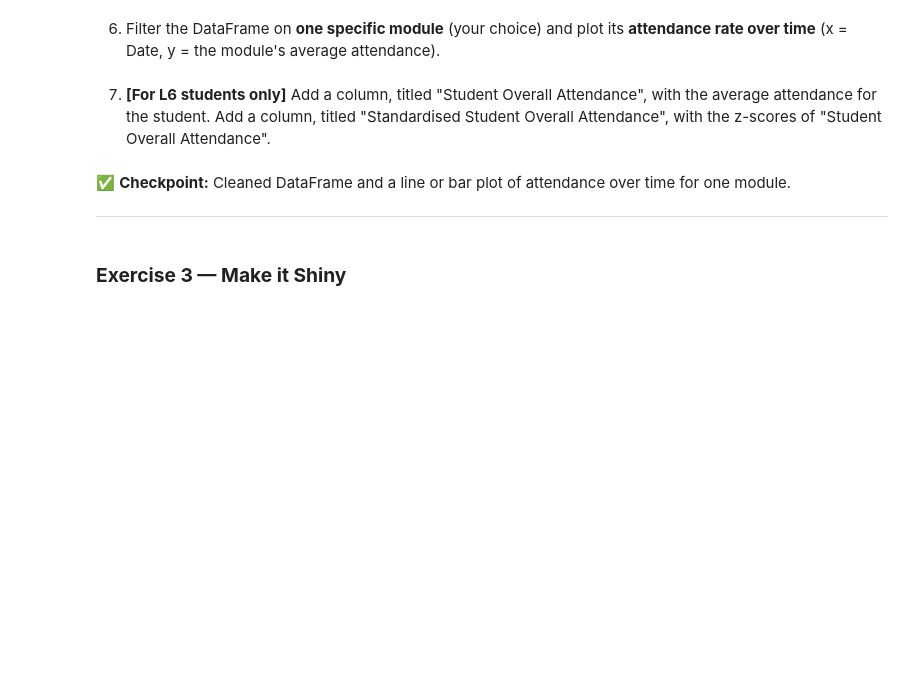
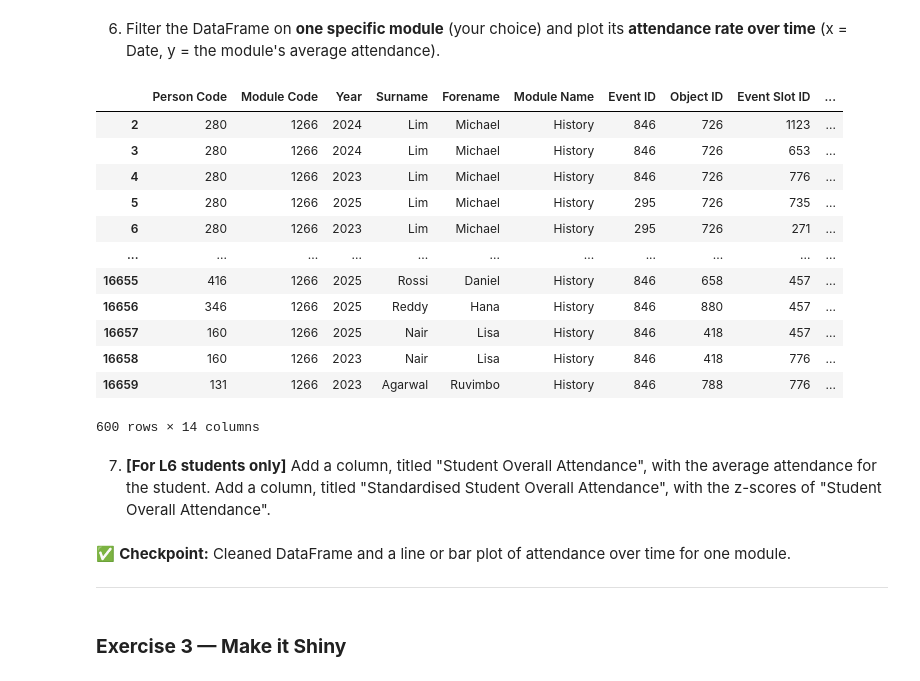
Before and after one commit to Mrmills-Ox3/Data-Sci-Mid-term, a Jupyter notebook: summative1-1.ipynb, the cells around one changed output. Drawn from its saved outputs; the diff is of its cells as text; code cells hidden in the pictures; blank space fills up the shorter version.

```diff
--- a/summative1-1.ipynb
+++ b/summative1-1.ipynb
@@ -112,4 +205,6 @@ By completing this assessment, you will demonstrate your ability to:
    > tip: use `pd.to_datetime()`
 # %%
 # your code here
-...
+# converting 'Date'column to datetime format and displaying first 5 rows
+df_clean['Date'] = pd.to_datetime(df_clean['Date'])
+df_clean['Date'].head
@@ -118,6 +226,24 @@ By completing this assessment, you will demonstrate your ability to:
    (x = Date, y = the module's average attendance).
 # %%
 # your code here
-...
+
+# filtering data frame for a specific module name (History)
+module = 'History'
+module_df = df_clean[df_clean['Module Name'] == module]
+module_df
+# %% [output]
+|  | Person Code | Module Code | Year | Surname | Forename | Module Name | Event ID | Object ID | Event Slot ID | ... |
+| 2 | 280 | 1266 | 2024 | Lim | Michael | History | 846 | 726 | 1123 | ... |
+| 3 | 280 | 1266 | 2024 | Lim | Michael | History | 846 | 726 | 653 | ... |
+| 4 | 280 | 1266 | 2023 | Lim | Michael | History | 846 | 726 | 776 | ... |
+| 5 | 280 | 1266 | 2025 | Lim | Michael | History | 295 | 726 | 735 | ... |
+| 6 | 280 | 1266 | 2023 | Lim | Michael | History | 295 | 726 | 271 | ... |
+| ... | ... | ... | ... | ... | ... | ... | ... | ... | ... | ... |
+| 16655 | 416 | 1266 | 2025 | Rossi | Daniel | History | 846 | 658 | 457 | ... |
+| 16656 | 346 | 1266 | 2025 | Reddy | Hana | History | 846 | 880 | 457 | ... |
+| 16657 | 160 | 1266 | 2025 | Nair | Lisa | History | 846 | 418 | 457 | ... |
+| 16658 | 160 | 1266 | 2023 | Nair | Lisa | History | 846 | 418 | 776 | ... |
+| 16659 | 131 | 1266 | 2023 | Agarwal | Ruvimbo | History | 846 | 788 | 776 | ... |
+600 rows × 14 columns
 # %% [markdown]
 7. **[For L6 students only]** Add a column, titled "Student Overall Attendance", with the average attendance for the student. Add a column, titled "Standardised Student Overall Attendance", with the z-scores of "Student Overall Attendance".
```
Also changed, not shown: parts of 9 cells of this notebook, 2 other files.
